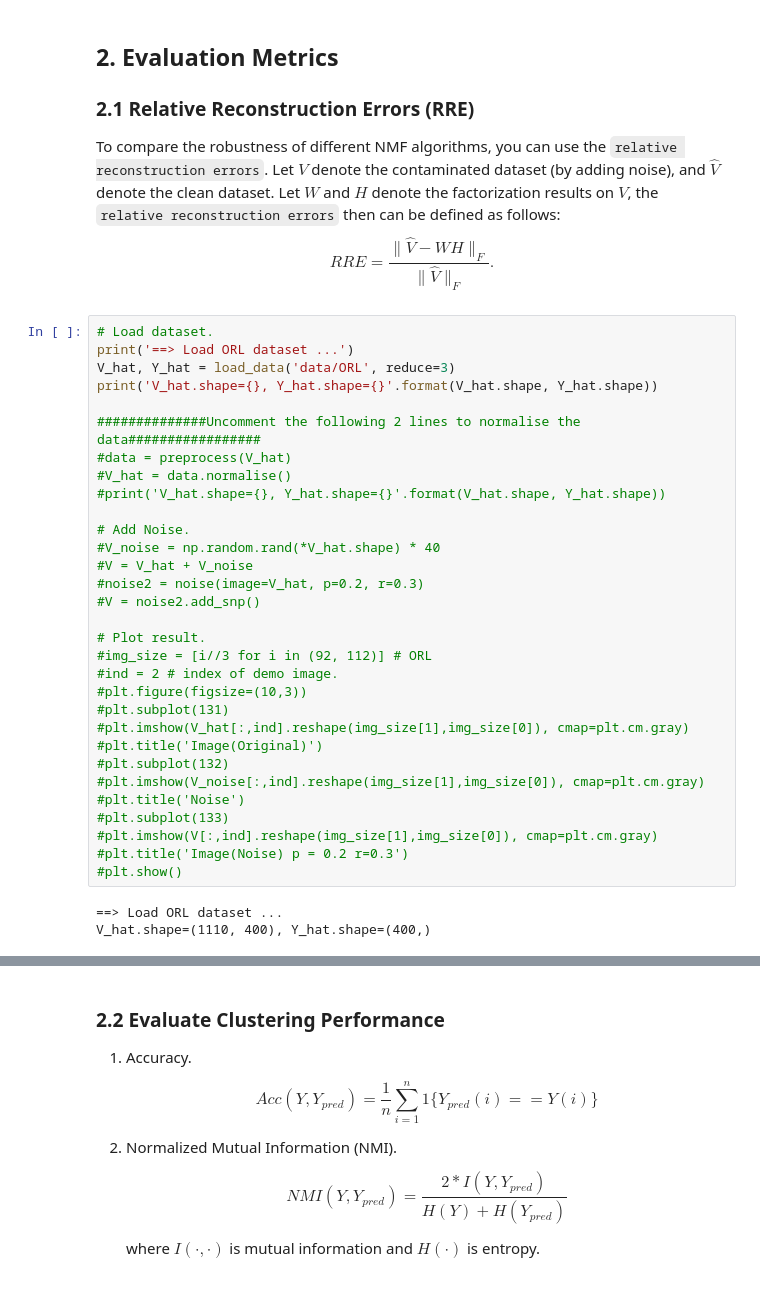
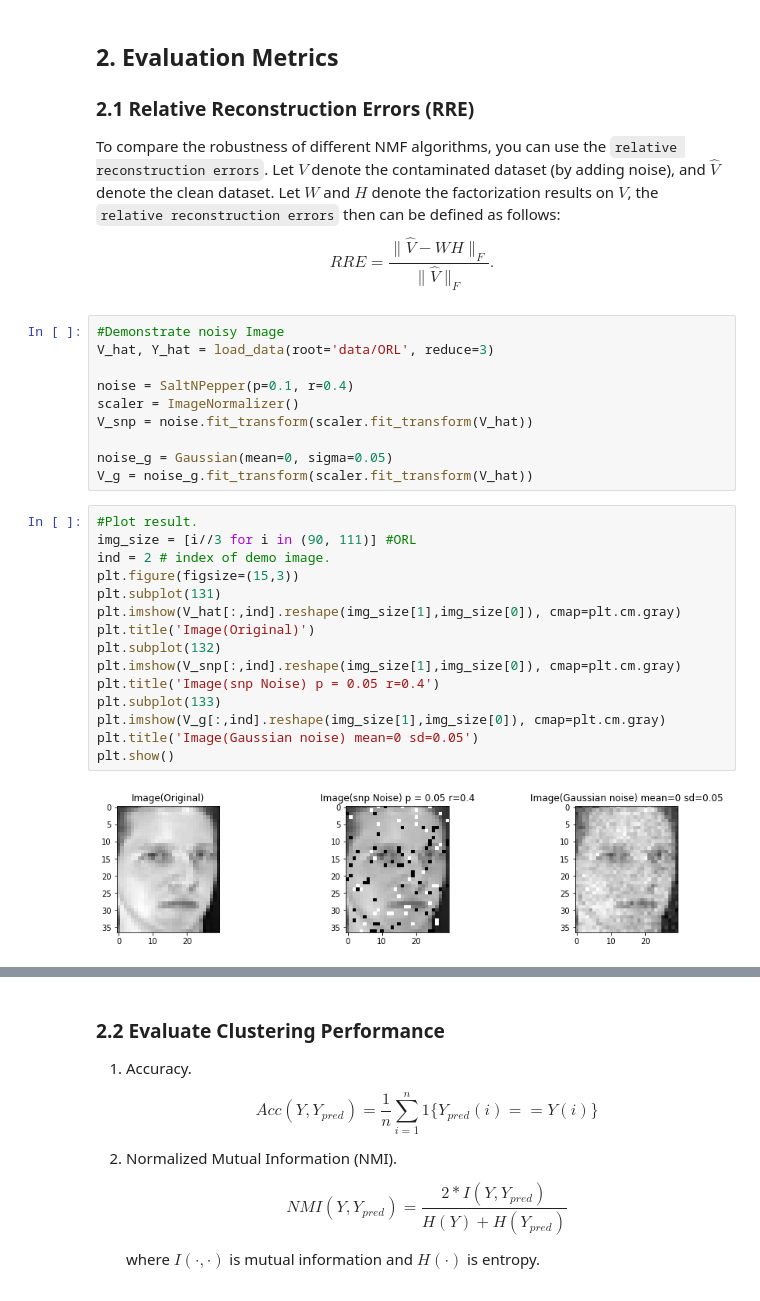
Before and after one commit to Dovermore/COMP5328NMF, a Jupyter notebook: src/assignment1.ipynb, the cells around one changed output, grey strips where cells are left out. Saved outputs shown, nothing was run; the diff lists cells and outputs as text.

Commit message:
Code of plots added
More image and model performance plots added

```diff
--- a/src/assignment1.ipynb
+++ b/src/assignment1.ipynb
@@ -108,37 +105,30 @@
  \begin{equation}
     RRE = \frac{ \| \hat{V} - WH \|_F }{ \| \hat{V} \|_F}.
 \end{equation}
+# %%
+#Demonstrate noisy Image
+V_hat, Y_hat = load_data(root='data/ORL', reduce=3)
+
+noise = SaltNPepper(p=0.1, r=0.4)
+scaler = ImageNormalizer()
+V_snp = noise.fit_transform(scaler.fit_transform(V_hat))
+
+noise_g = Gaussian(mean=0, sigma=0.05)
+V_g = noise_g.fit_transform(scaler.fit_transform(V_hat))
 # %%
-# Load dataset.
-print('==> Load ORL dataset ...')
-V_hat, Y_hat = load_data('data/ORL', reduce=3)
-print('V_hat.shape={}, Y_hat.shape={}'.format(V_hat.shape, Y_hat.shape))
-
-##############Uncomment the following 2 lines to normalise the data#################
-#data = preprocess(V_hat)
-#V_hat = data.normalise()
-#print('V_hat.shape={}, Y_hat.shape={}'.format(V_hat.shape, Y_hat.shape))
-
-# Add Noise.
-#V_noise = np.random.rand(*V_hat.shape) * 40
-#V = V_hat + V_noise
-#noise2 = noise(image=V_hat, p=0.2, r=0.3)
-#V = noise2.add_snp()
-
-# Plot result.
-#img_size = [i//3 for i in (92, 112)] # ORL
-#ind = 2 # index of demo image.
-#plt.figure(figsize=(10,3))
-#plt.subplot(131)
-#plt.imshow(V_hat[:,ind].reshape(img_size[1],img_size[0]), cmap=plt.cm.gray)
-#plt.title('Image(Original)')
-#plt.subplot(132)
-#plt.imshow(V_noise[:,ind].reshape(img_size[1],img_size[0]), cmap=plt.cm.gray)
-#plt.title('Noise')
-#plt.subplot(133)
-#plt.imshow(V[:,ind].reshape(img_size[1],img_size[0]), cmap=plt.cm.gray)
-#plt.title('Image(Noise) p = 0.2 r=0.3')
-#plt.show()
+#Plot result.
+img_size = [i//3 for i in (90, 111)] #ORL
+ind = 2 # index of demo image.
+plt.figure(figsize=(15,3))
+plt.subplot(131)
+plt.imshow(V_hat[:,ind].reshape(img_size[1],img_size[0]), cmap=plt.cm.gray)
+plt.title('Image(Original)')
+plt.subplot(132)
+plt.imshow(V_snp[:,ind].reshape(img_size[1],img_size[0]), cmap=plt.cm.gray)
+plt.title('Image(snp Noise) p = 0.05 r=0.4')
+plt.subplot(133)
+plt.imshow(V_g[:,ind].reshape(img_size[1],img_size[0]), cmap=plt.cm.gray)
+plt.title('Image(Gaussian noise) mean=0 sd=0.05')
+plt.show()
 # %% [output]
-==> Load ORL dataset ...
-V_hat.shape=(1110, 400), Y_hat.shape=(400,)
+[figure, added]
```
Also changed, not shown: parts of 14 cells of this notebook, 4 other files.
